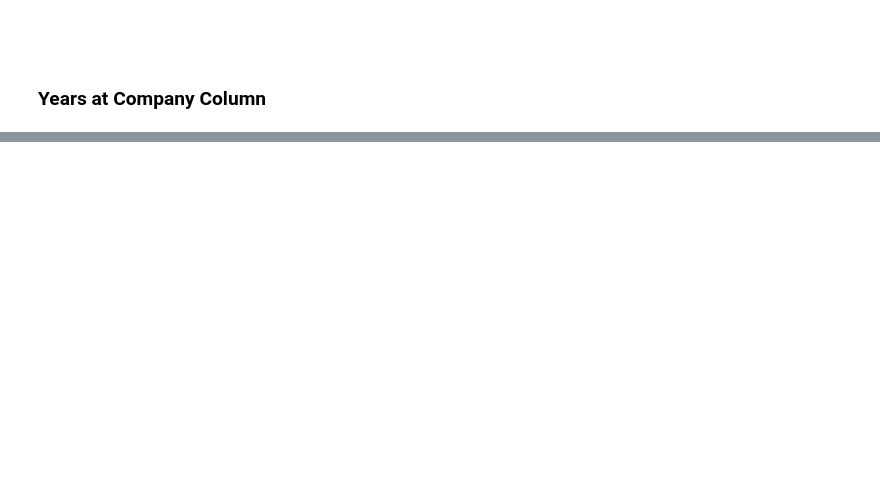
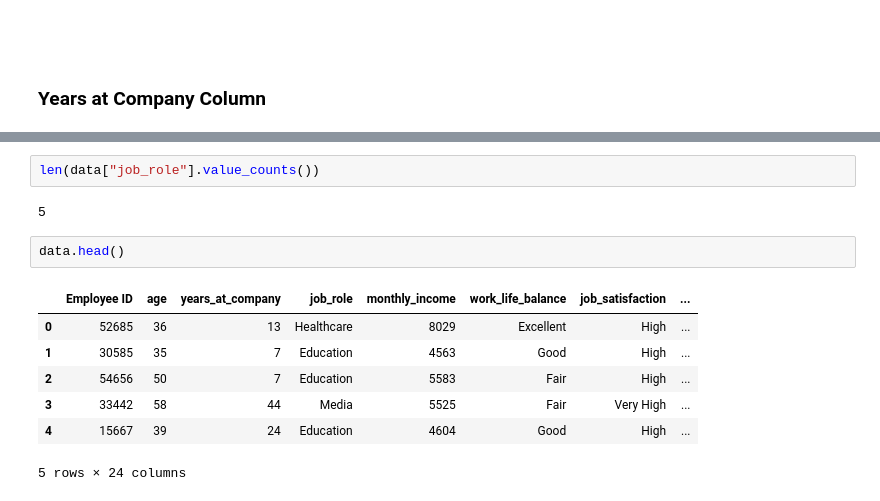
Before and after one commit to hansi-2000/OrgExitTrends, a Jupyter notebook: Logistic_Regression.ipynb, the cells around one changed output, grey strips where cells are left out. Drawn from its saved outputs; the diff is of its cells as text; blank space fills up the shorter version.

```diff
--- a/Logistic_Regression.ipynb
+++ b/Logistic_Regression.ipynb
@@ -208,0 +258,14 @@ len(data["Years_at_Company"].value_counts())
+# %%
+len(data["job_role"].value_counts())
+# %% [output]
+5
+# %%
+data.head()
+# %% [output]
+|  | Employee ID | age | years_at_company | job_role | monthly_income | work_life_balance | job_satisfaction | ... |
+| 0 | 52685 | 36 | 13 | Healthcare | 8029 | Excellent | High | ... |
+| 1 | 30585 | 35 | 7 | Education | 4563 | Good | High | ... |
+| 2 | 54656 | 50 | 7 | Education | 5583 | Fair | High | ... |
+| 3 | 33442 | 58 | 44 | Media | 5525 | Fair | Very High | ... |
+| 4 | 15667 | 39 | 24 | Education | 4604 | Good | High | ... |
+5 rows × 24 columns
```
Also changed, not shown: parts of 15 cells of this notebook.
